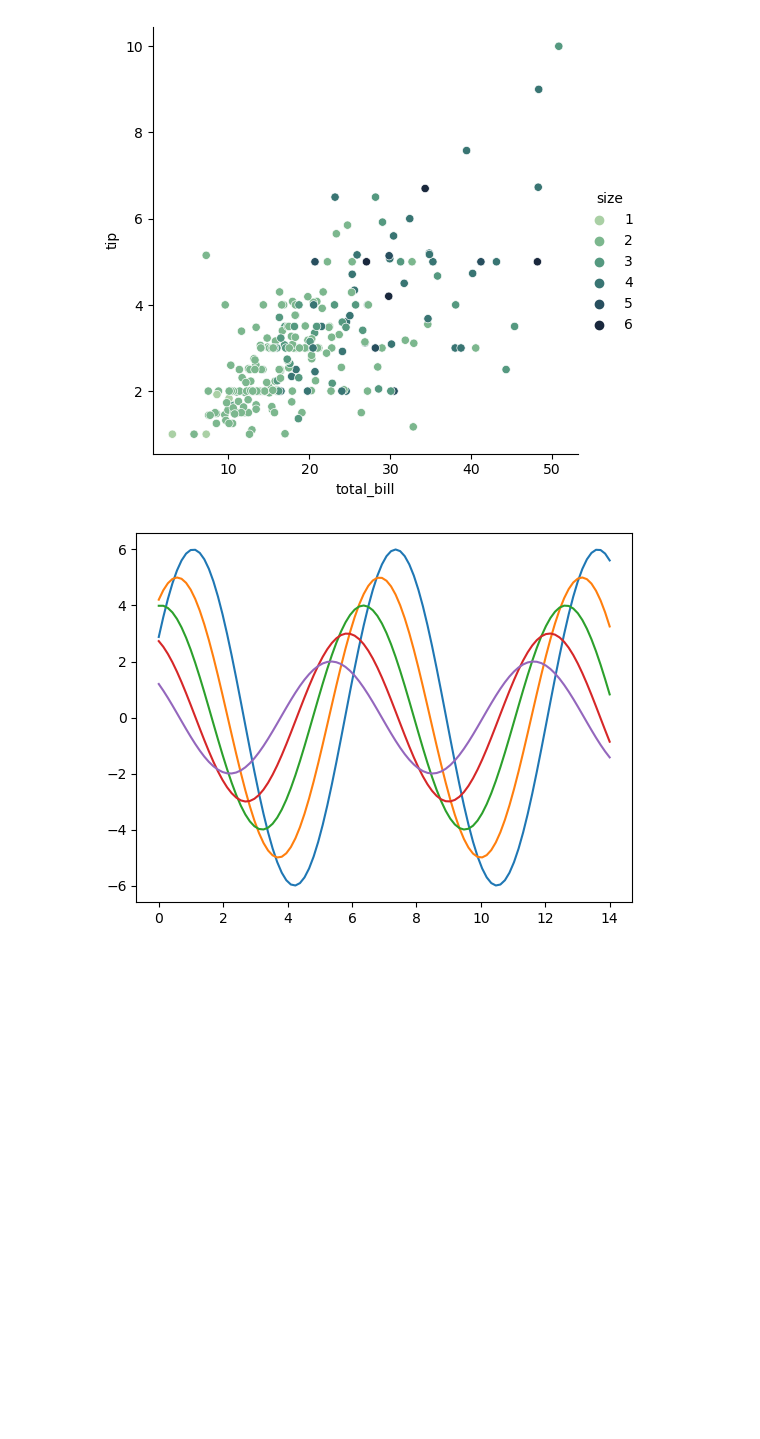
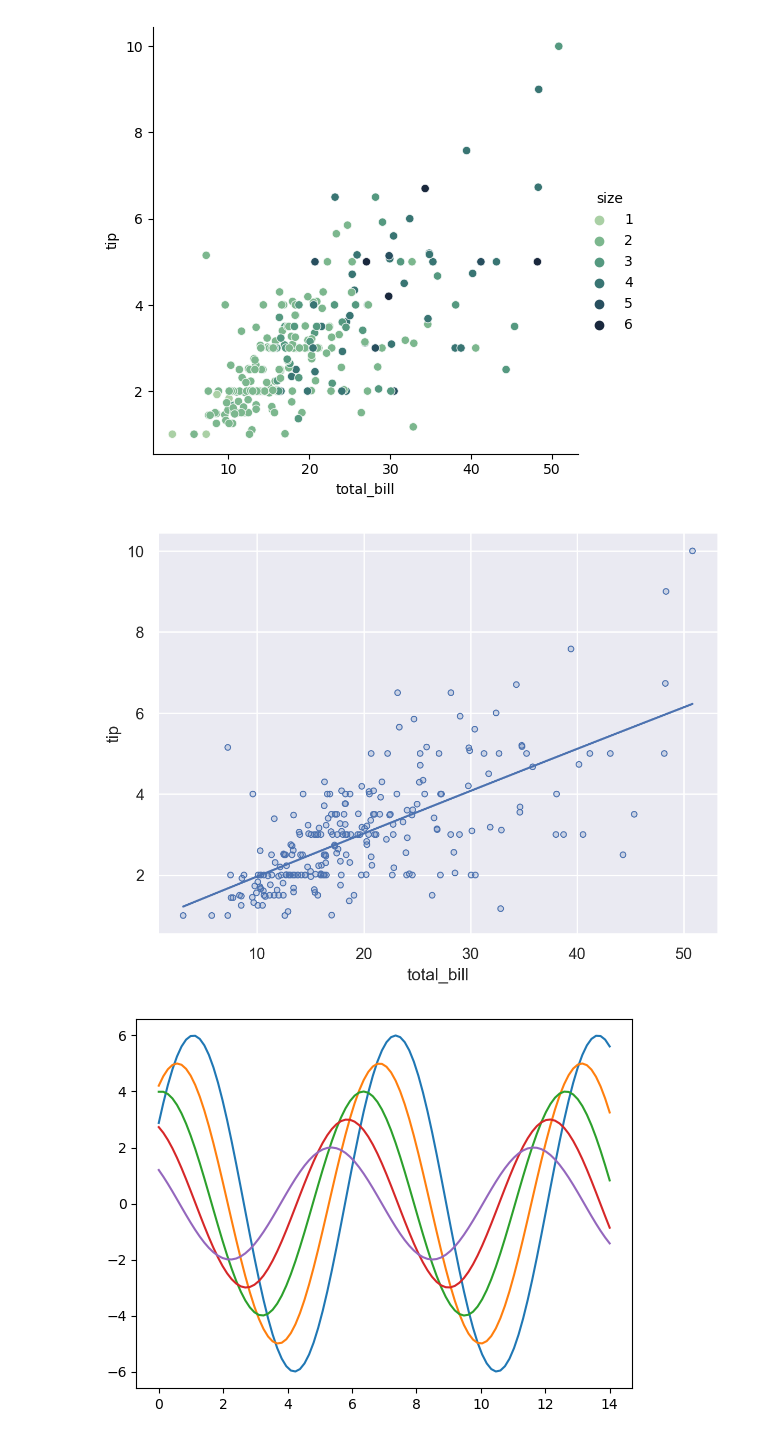
Before and after one commit to Nikit-V-Mitic/Python-Testing, a Jupyter notebook: SeabornSheet.ipynb, the cells around one changed output. Saved outputs shown, nothing was run; the diff lists cells and outputs as text; code cells hidden in the pictures; blank space fills up the shorter version.

Commit message:
Line of best fit integration with Seaborn Objects

```diff
--- a/SeabornSheet.ipynb
+++ b/SeabornSheet.ipynb
@@ -25,6 +25,16 @@ sns.relplot(
 # %% [output]
 <seaborn.axisgrid.FacetGrid at 0x...>
 [figure]
+# %%
+import seaborn.objects as so
+
+(
+    so.Plot(tips, x="total_bill", y="tip")
+    .add(so.Dots())
+    .add(so.Line(), so.PolyFit())
+)
+# %% [output]
+[figure, added]
 # %%
 def sinplot(n=5, flip=1):
     x = np.linspace(0, 14, 100)
```
